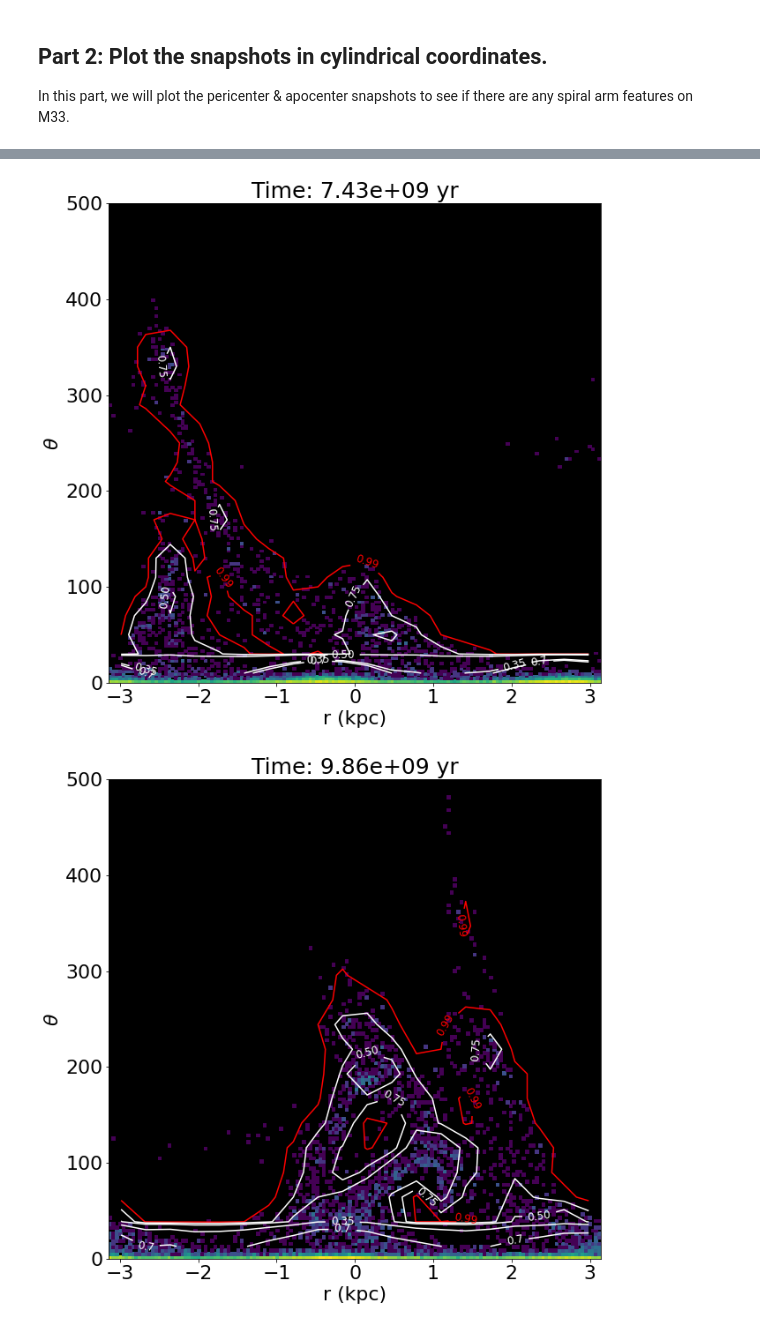
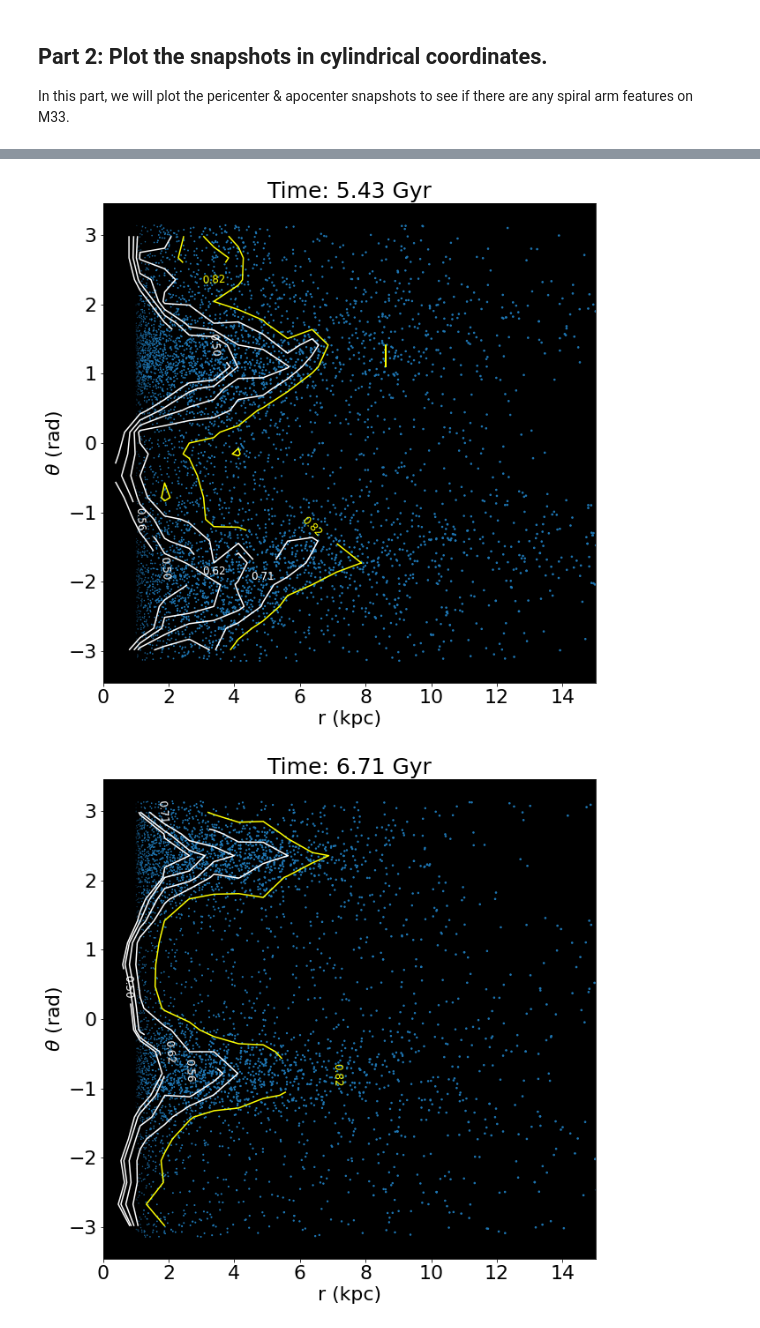
Before and after one commit to nguyenbinh1612/400B_2023_Nguyen, a Jupyter notebook: ResearchAssignments/ASTR400B_FinalProject.ipynb, the cells around one changed output, grey strips where cells are left out. Cells and saved outputs as stored; diff of their text form; code cells hidden in the pictures.

```diff
--- a/ResearchAssignments/ASTR400B_FinalProject.ipynb
+++ b/ResearchAssignments/ASTR400B_FinalProject.ipynb
@@ -423,52 +422,77 @@ print(idx_to_plot)
+# %%
+### Here, we'll put all the distances, snapshot times and indices into NumPy arrays to better plot things.
+
+sep_to_plot = np.array([peri1, apo1, peri2, apo2, peri3, apo3, peri4, apo4, peri5, apo5], dtype=object)
+time_to_plot = np.array([time_peri1, time_apo1, time_peri2, time_apo2, time_peri3, time_apo3, \
+                         time_peri4, time_apo4, time_peri5, time_apo5], dtype=object)
+idx_to_plot = np.array([idx_peri1, idx_apo1, idx_peri2, idx_apo2, idx_peri3, idx_apo3, \
+                        idx_peri4, idx_apo4, idx_peri5, idx_apo5], dtype=object)
+
+# print(sep_to_plot)
+# print(time_to_plot)
+# print(idx_to_plot)
 # %%
 ### Here we loop over all the indices from idx_to_plot to locate the data files we're interested in,
 ### which allows us to plot the stellar particle distribution in these data files.
 
+# This is the for-loop that plots everything. It goes through idx_to_plot, the NumPy array that stores the index
+# associated with all the snapshots of pericenters and apocenters that we care about. For example, if the data file
+# is named 'M33_400.txt', then the index would be 400.
 for index in idx_to_plot:
 
-    # create file name to open
-    filename = "M33_" + str(int(index)) + ".txt"
+    # Because the data files are named like 'M33_090.txt' but the index that's returned is an integer (i.e.
+    # displayed as 90), we need these small if statements to ensure that even if the index that's read in
+    # is 90, it still becomes a '090' string.
+    if len(str(index)) == 1:
+        index = '00' + str(index) # so if the index read in is 9, it becomes a string '009'
+    elif len(str(index)) == 2:
+        index = '0' + str(index) # so if the index read in is 90, it becomes a string '090'
 
-    # correct for the center of mass
+    # After fixing the indices, we create a file name to open.
+    filename = "M33_" + str(index) + ".txt"
+
+    # Correct for the center of mass
     r, v = COMCorrections(filename)
 
-    # compute the rotated velocity vectors
+    # Compute the rotated velocity vectors
     rn, vn = RotateFrame(r,v)
 
-    # using cylindrical coords you can find higher density regions in the R vs theta plots
+    # Using cylindrical coordinates, you can find higher density regions in the R vs theta plots
     # to convert into cylindrical coordinates, remember: r = sqrt(x^2 + y^2) and theta = arcsin(y/r)
     r = np.sqrt(rn[:,0]**2 + rn[:,1]**2)
     theta = np.arctan2(rn[:,1], rn[:,0]) # arctan2 makes sign of quadrant correct
 
     ### Now, we plot the rotated M33 Disk - FACE ON, CYLINDRICAL COORDINATES
 
-    # M33 Disk Density
+    # This creates a plotting space
     fig, ax= plt.subplots(figsize=(10, 10))
 
-    # plot the particle density for M33
-    # can modify bin number (bin =100 smoothest)
-    plt.hist2d(theta, r, bins=150, norm=LogNorm())
+    # Plot the particle density for M33
+    # Note: can modify bin number (bin = 100 smoothest)
+    plt.scatter(r, theta, s=0.5*np.log(r**2))
 
     # Add axis labels
     plt.xlabel('r (kpc)', fontsize=22)
-    plt.ylabel(r'${\theta}$', fontsize=22)
+    plt.ylabel(r'${\theta}$ (rad)', fontsize=22)
 
-    # add title
-    snapshot_time = time_to_plot[idx_to_plot == index][0] # this finds the time that corresponds to each data file
-    plt.title("Time: " + str(format(snapshot_time, '.2e')) + " yr", \
-             fontsize=25)
+    # This finds the time that corresponds to each data file, then converts said time into Gyr
+    snapshot_time = time_to_plot[idx_to_plot == index][0] / 1e9 # this finds the time that corresponds to each data file
 
-    # adjust tick label font size
+    # Add title indicating time of snapshot
+    plt.title("Time: " + str(np.round(snapshot_time, 2)) + " Gyr", fontsize=25)
+
+    # Adjust tick label font size
     label_size = 22
     matplotlib.rcParams['xtick.labelsize'] = label_size
     matplotlib.rcParams['ytick.labelsize'] = label_size
 
-    # make the contour plot
+    # Make the contour plot
     # x pos, y pos, contour res, contour res, axis, colors for contours.
-    density_contour(theta, r, 20, 20, ax=ax,
-                     colors=['red','white', 'white', 'white', 'white'])
+    # NOTE: the condition [r < 5] is so that the code only cares about the inner regions
+    # and ignores the outskirts, which might include a density of particles inside a tidal tail
+    density_contour(r[r<15], theta[r<15], 20, 20, ax=ax, colors=['yellow', 'white', 'white', 'white', 'white'])
 
-    plt.ylim(0,500)
+    plt.xlim(0,15)
     ax.set_facecolor('xkcd:black')
 
     # save plot
@@ -480,2 +504,2 @@ for index in idx_to_plot:
-[figure, old version]
+[figure, new version]
-[figure, old version]
+[figure, new version]
```
Also changed, not shown: parts of 9 cells of this notebook, 29 other files.
